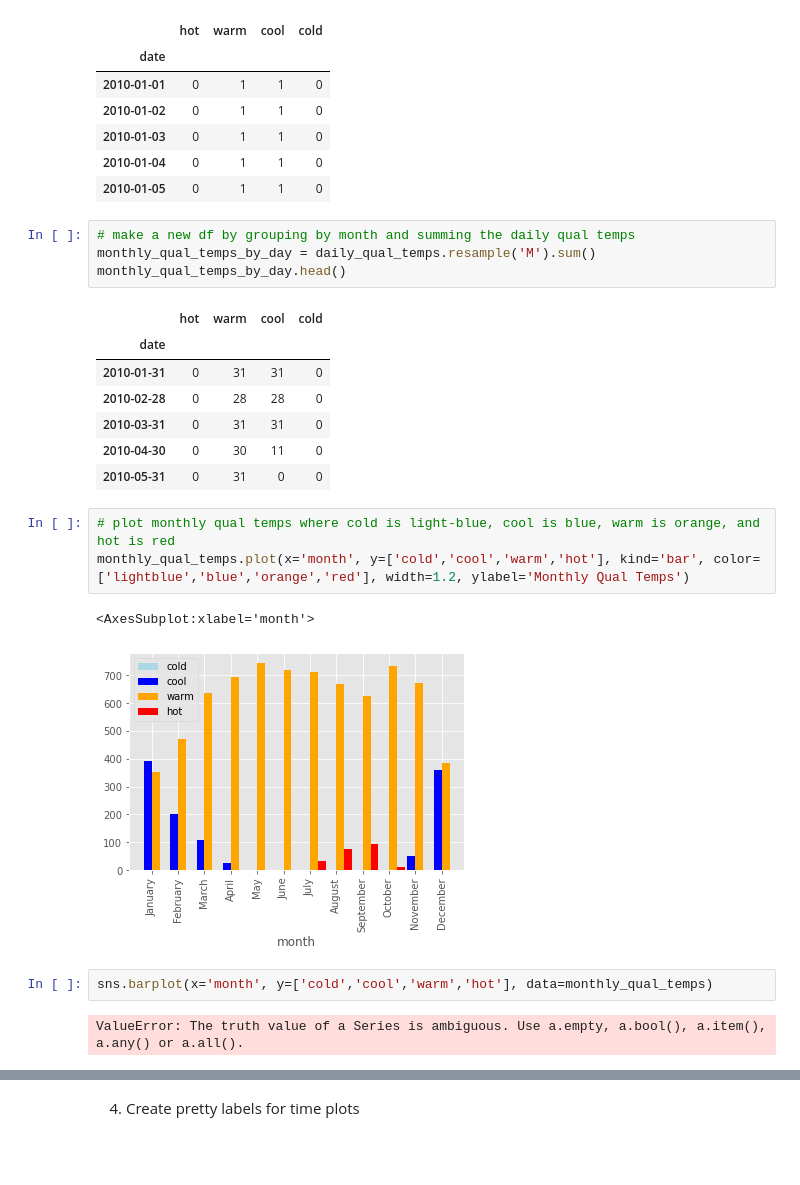
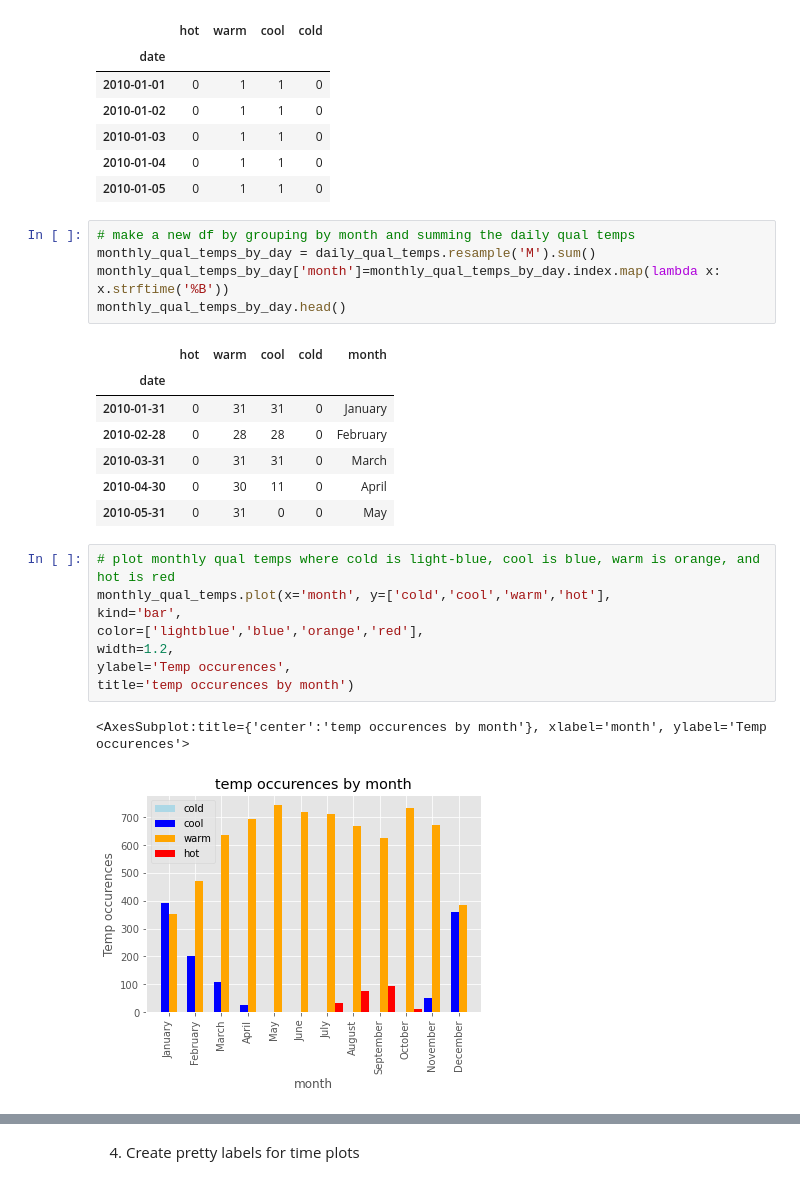
Before and after one commit to ChrisTeceno/time-series-exercises, a Jupyter notebook: working_with_time_series_data.ipynb, the cells around one changed output, grey strips where cells are left out. Drawn from its saved outputs; the diff is of its cells as text; blank space fills up the shorter version.

Commit message:
update series exercises

```diff
--- a/working_with_time_series_data.ipynb
+++ b/working_with_time_series_data.ipynb
@@ -540,22 +540,24 @@ daily_qual_temps.head()
 # %%
 # make a new df by grouping by month and summing the daily qual temps
 monthly_qual_temps_by_day = daily_qual_temps.resample('M').sum()
+monthly_qual_temps_by_day['month']=monthly_qual_temps_by_day.index.map(lambda x: x.strftime('%B'))
 monthly_qual_temps_by_day.head()
 # %% [output]
-|  | hot | warm | cool | cold |
-| date |  |  |  |  |
-| 2010-01-31 | 0 | 31 | 31 | 0 |
-| 2010-02-28 | 0 | 28 | 28 | 0 |
-| 2010-03-31 | 0 | 31 | 31 | 0 |
-| 2010-04-30 | 0 | 30 | 11 | 0 |
-| 2010-05-31 | 0 | 31 | 0 | 0 |
+|  | hot | warm | cool | cold | month |
+| date |  |  |  |  |  |
+| 2010-01-31 | 0 | 31 | 31 | 0 | January |
+| 2010-02-28 | 0 | 28 | 28 | 0 | February |
+| 2010-03-31 | 0 | 31 | 31 | 0 | March |
+| 2010-04-30 | 0 | 30 | 11 | 0 | April |
+| 2010-05-31 | 0 | 31 | 0 | 0 | May |
 # %%
 # plot monthly qual temps where cold is light-blue, cool is blue, warm is orange, and hot is red
-monthly_qual_temps.plot(x='month', y=['cold','cool','warm','hot'], kind='bar', color=['lightblue','blue','orange','red'], width=1.2, ylabel='Monthly Qual Temps')
+monthly_qual_temps.plot(x='month', y=['cold','cool','warm','hot'],
+kind='bar',
+color=['lightblue','blue','orange','red'],
+width=1.2,
+ylabel='Temp occurences',
+title='temp occurences by month')
 # %% [output]
-<AxesSubplot:xlabel='month'>
+<AxesSubplot:title={'center':'temp occurences by month'}, xlabel='month', ylabel='Temp occurences'>
-[figure, old version]
+[figure, new version]
-# %%
-sns.barplot(x='month', y=['cold','cool','warm','hot'], data=monthly_qual_temps)
-# %% [output]
-ValueError: The truth value of a Series is ambiguous. Use a.empty, a.bool(), a.item(), a.any() or a.all().
```
Also changed, not shown: parts of 12 cells of this notebook.
